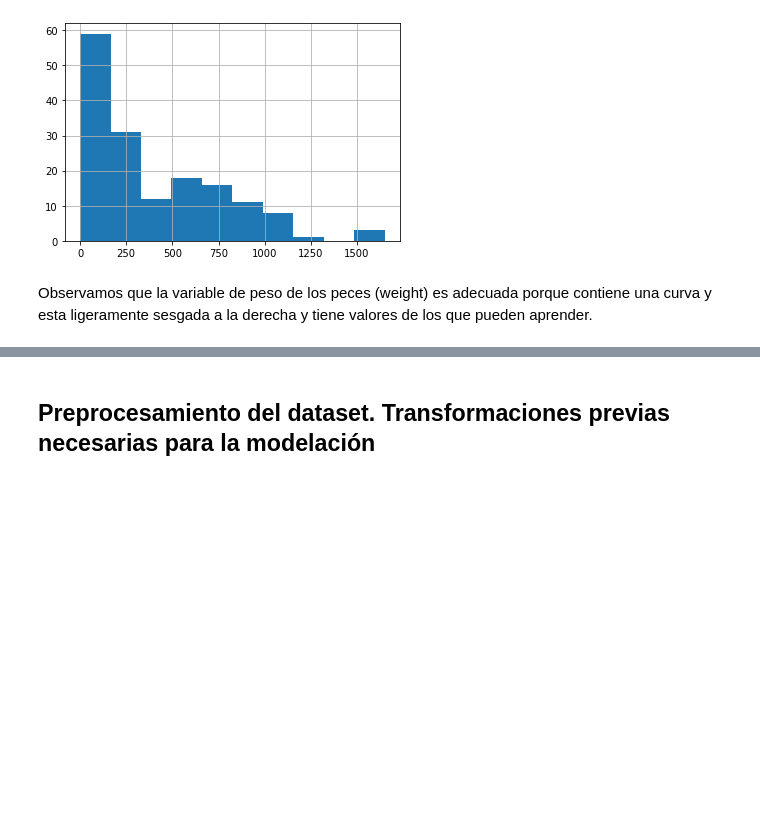
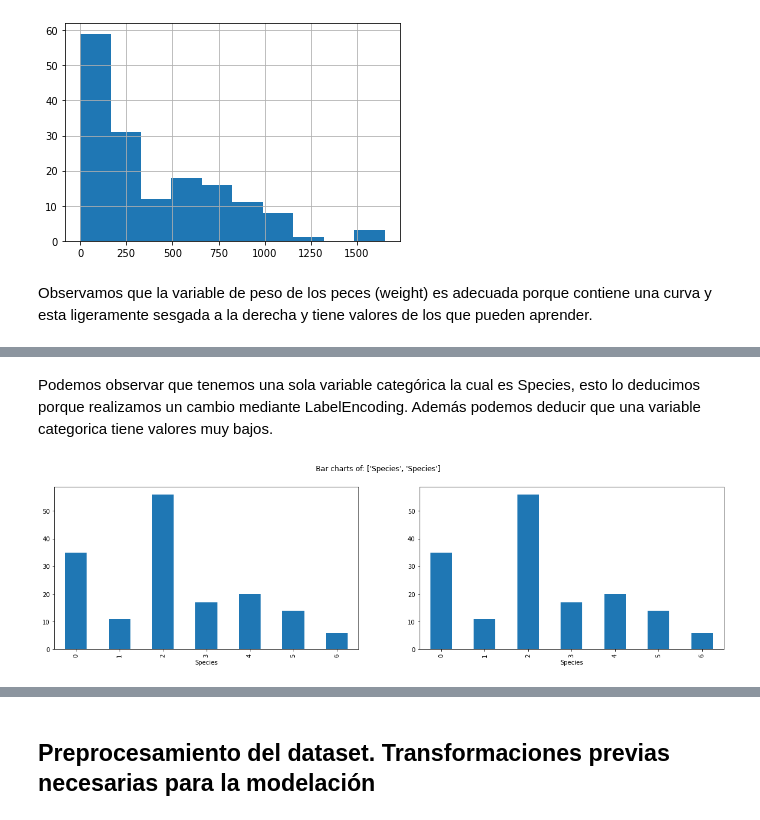
Before and after one commit to LuisOlalla/Laboratorio1U2_IA, a Jupyter notebook: [NRC_6278]_LuisOlalla_Lab1Unidad2.ipynb, the cells around one changed output, grey strips where cells are left out. Drawn from its saved outputs; the diff is of its cells as text; code cells hidden in the pictures; blank space fills up the shorter version.

```diff
--- a/[NRC_6278]_LuisOlalla_Lab1Unidad2.ipynb
+++ b/[NRC_6278]_LuisOlalla_Lab1Unidad2.ipynb
@@ -151,0 +194,28 @@ Observamos que la variable de peso de los peces (weight) es adecuada porque cont
+# %% [markdown]
+Podemos observar que tenemos una sola variable categórica la cual es Species, esto lo deducimos porque realizamos un cambio mediante LabelEncoding. Además podemos deducir que una variable categorica tiene valores muy bajos.
+# %%
+#Plotting de múltiples gráficos de barras a la vez para variables categóricas.
+#Dado que no existe una función predeterminada que pueda trazar gráficos de barras para varias columnas a la vez,
+#estamos definiendo nuestra propia función para la misma.
+def PlotBarCharts(inpData, colsToPlot):
+
+    '''
+    Método para realizar gráficos de barras de varios datos.
+    '''
+    #Establece el trazado de linea
+    %matplotlib inline
+    #Libreria para realizar el gráfico
+    import matplotlib.pyplot as plt
+
+    # Generating multiple subplots
+    fig, subPlot=plt.subplots(nrows=1, ncols=len(colsToPlot), figsize=(20,5))
+    #Titulo o leyenda para el gráfico
+    fig.suptitle('Bar charts of: '+ str(colsToPlot))
+    #Grafico escalado de barras
+    for colName, plotNumber in zip(colsToPlot, range(len(colsToPlot))):
+        inpData.groupby(colName).size().plot(kind='bar',ax=subPlot[plotNumber])
+# %%
+#Funcion para graficar
+PlotBarCharts(inpData=df, colsToPlot=['Species', 'Species'])
+# %% [output]
+[figure, added]
```
Also changed, not shown: parts of 14 cells of this notebook.
